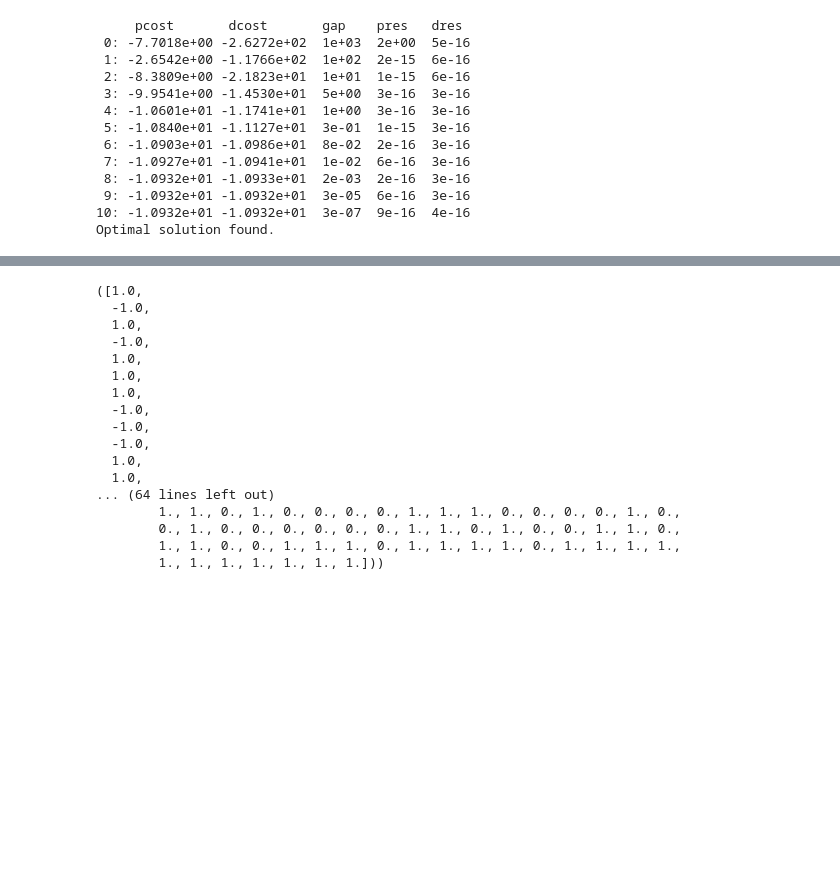
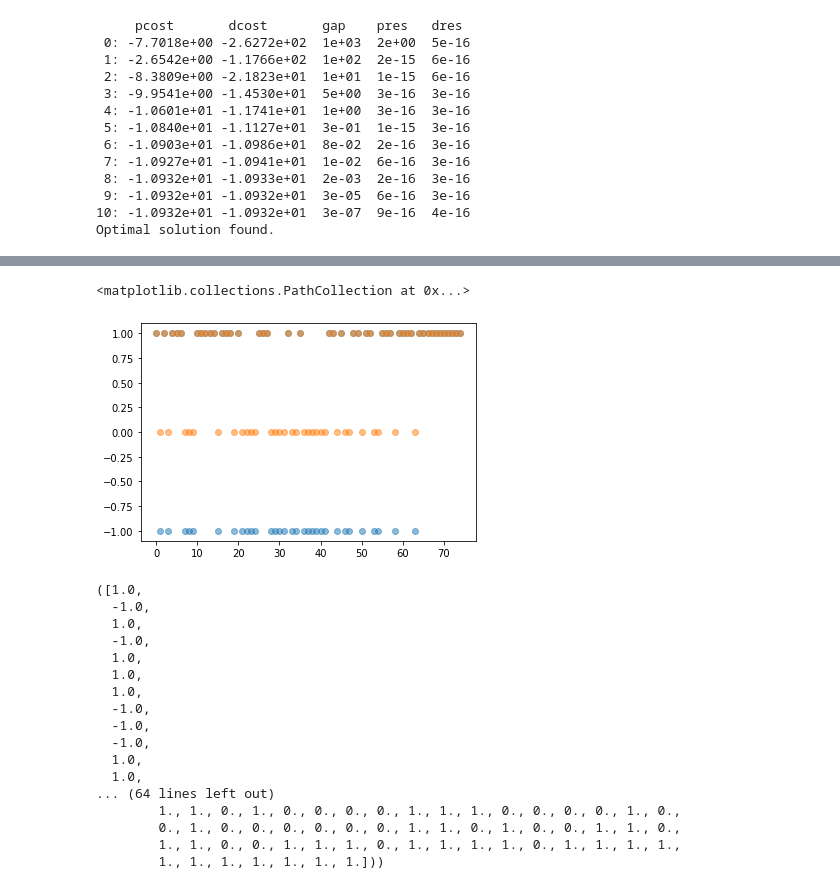
Before and after one commit to Smitpatel37/Machine-Learning-Assignments, a Jupyter notebook: Practical-4/4_NAME1_NAME2_NAME3.ipynb, the cells around one changed output, grey strips where cells are left out. Cells and saved outputs as stored; diff of their text form; code cells hidden in the pictures; blank space fills up the shorter version.

```diff
--- a/Practical-4/4_NAME1_NAME2_NAME3.ipynb
+++ b/Practical-4/4_NAME1_NAME2_NAME3.ipynb
@@ -255,7 +255,7 @@ def rbf_kernel(a, b):
 # Fit SVM with rbf kernel and calculate the test accuracy
 lagr_mult = fit_svm(X_train, t_train, kernel=rbf_kernel, C=1.0)
 lagr_mul, svs,sv_labels,intercept = extract_parameters(X_train, t_train,lagr_mult=lagr_mult, kernel=rbf_kernel)
-y_pred = svm_predict(X_test,lagr_mul, svs, sv_labels,intercept, kernel=rbf_kernel)
+y_pred_1 = svm_predict(X_test,lagr_mul, svs, sv_labels,intercept, kernel=rbf_kernel)
 # %% [output]
      pcost       dcost       gap    pres   dres
  0: -7.7018e+00 -2.6272e+02  1e+03  2e+00  5e-16
@@ -273,2 +278,8 @@ Optimal solution found.
+# %%
+plt.scatter(range(len(y_pred_1)),y_pred_1,alpha=0.5)
+plt.scatter(range(len(y_pred_1)),t_test,alpha=0.5)
+# %% [output]
+<matplotlib.collections.PathCollection at 0x...>
+[figure, added]
 # %%
 # Fit SVM using sklearn and calculate the test accuracy
```
Also changed, not shown: parts of 27 cells of this notebook.
